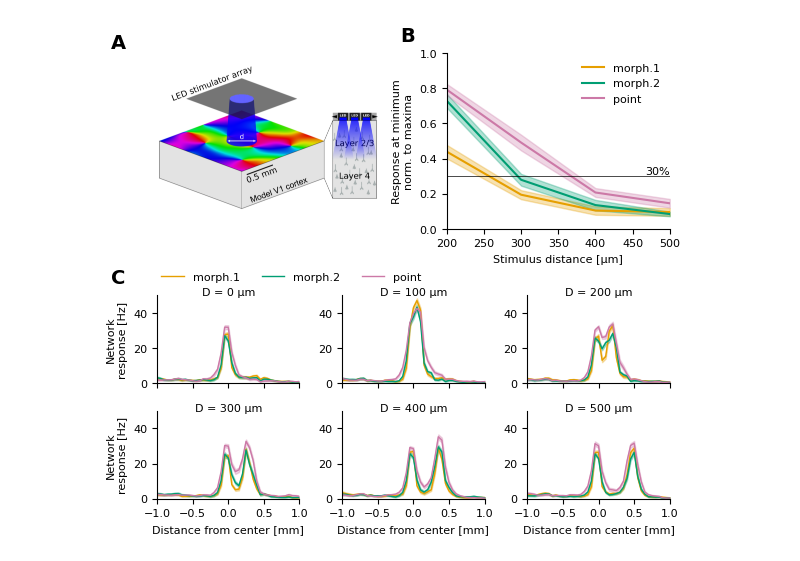
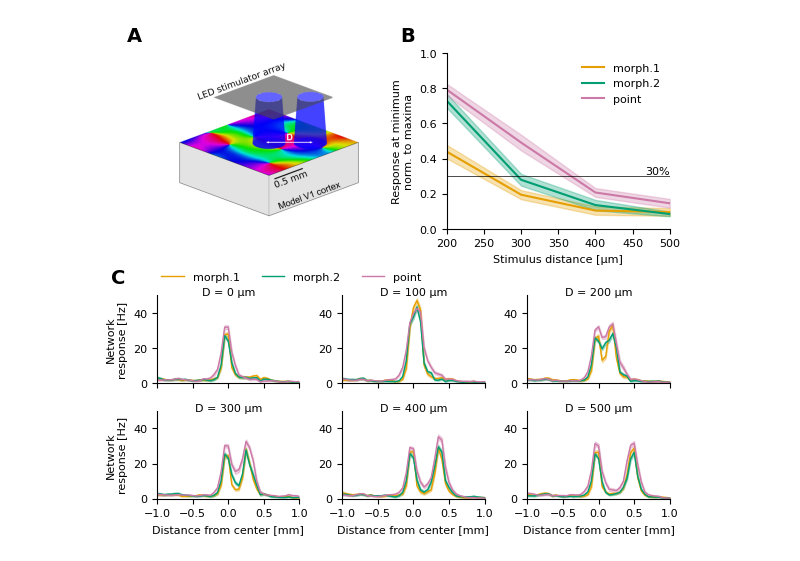
Before and after one commit to dberling/reduce_opto_response, a Jupyter notebook: article_figures/article_figure4_1.ipynb, the cells around one changed output. Cells and saved outputs as stored; diff of their text form; code cells hidden in the pictures.

```diff
--- a/article_figures/article_figure4_1.ipynb
+++ b/article_figures/article_figure4_1.ipynb
@@ -132,7 +132,7 @@ ax8 = fig.add_subplot(row3[2])
 
 # import sketch
 ax1.axis('off')
-ax1.imshow(mpimg.imread('/home/david/Documents/papers/reduction_paper/stimulator_model.png'))
+ax1.imshow(mpimg.imread('/home/david/Documents/papers/reduction_paper/two_stimulator_model.png'))
 
 # overview plot
 for i, (l, c) in enumerate(zip(labels, colors)):
@@ -159,32 +159,32 @@ ax2.set_xlabel('Stimulus distance [µm]')
 
 # single condition plots
 for i_dist, (ax, dist) in enumerate(zip([ax3, ax4, ax5, ax6, ax7, ax8], stim_dist)):
     for i_label, (l, c) in enumerate(zip(labels, colors)):
         ax.plot(x, fr_mean[i_label,i_dist], c=c, label=l, lw=1)
         ax.fill_between(x, fr_mean[i_label,i_dist]-fr_sem[i_label,i_dist], fr_mean[i_label,i_dist]+fr_sem[i_label,i_dist], color=c, alpha=0.3)
         ax.set_title(f"D = {dist} µm", fontsize=8, y=0.9)
         ax.spines[['top', 'right']].set_visible(False)
         ax.set_ylim(0,50)
         ax.set_xlim(-1,1)
 
 ax3.legend(
     loc='lower left',
     bbox_to_anchor=(0, 1.1),
     ncol=3,
     frameon=False,
     borderaxespad=0.
 )
 
 for ax in [ax3, ax6]:
     ax.set_ylabel('Network\nresponse [Hz]')
 for ax in [ax6, ax7, ax8]:
     ax.set_xlabel('Distance from center [mm]')
 for ax in [ax3, ax4, ax5]:
     ax.set_xticklabels([])
 
 
 label_subplots_ABC(fig=fig, axs=[ax1, ax2, ax3], x_shift=-0.07, y_shift=0.02, fontsize=14, fontweight='bold')
 
-fig.savefig('figures/article_figure4_1.png', dpi=600)
+fig.savefig('figures/article_figure4_1.png', dpi=600, facecolor='white')
 # %% [output]
-[figure, old version]
+[figure, new version]
```
Also changed, not shown: 1 other file.
